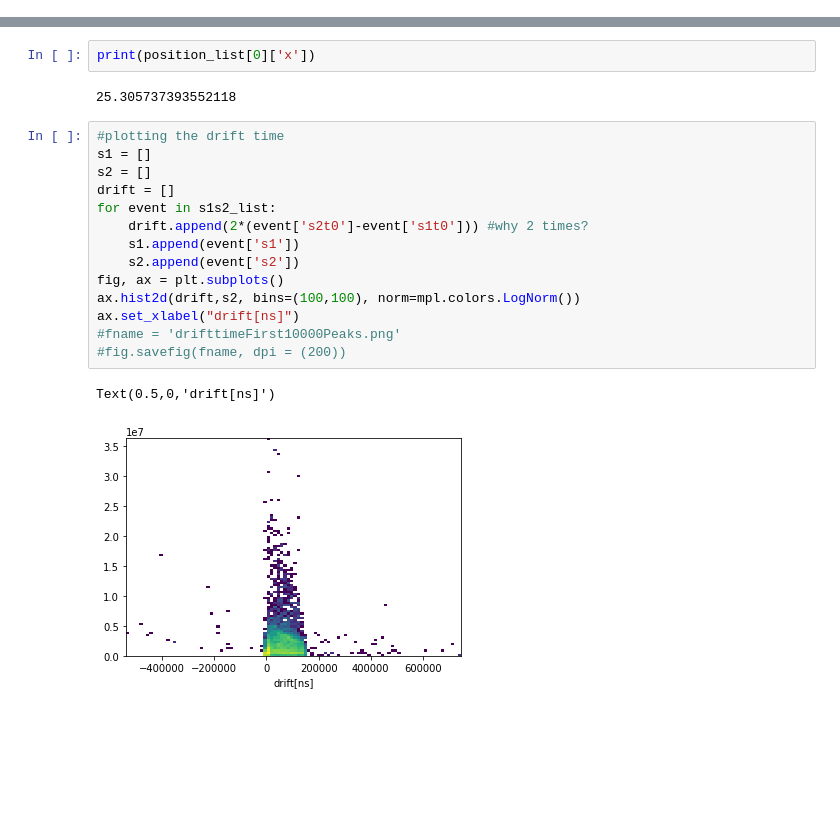
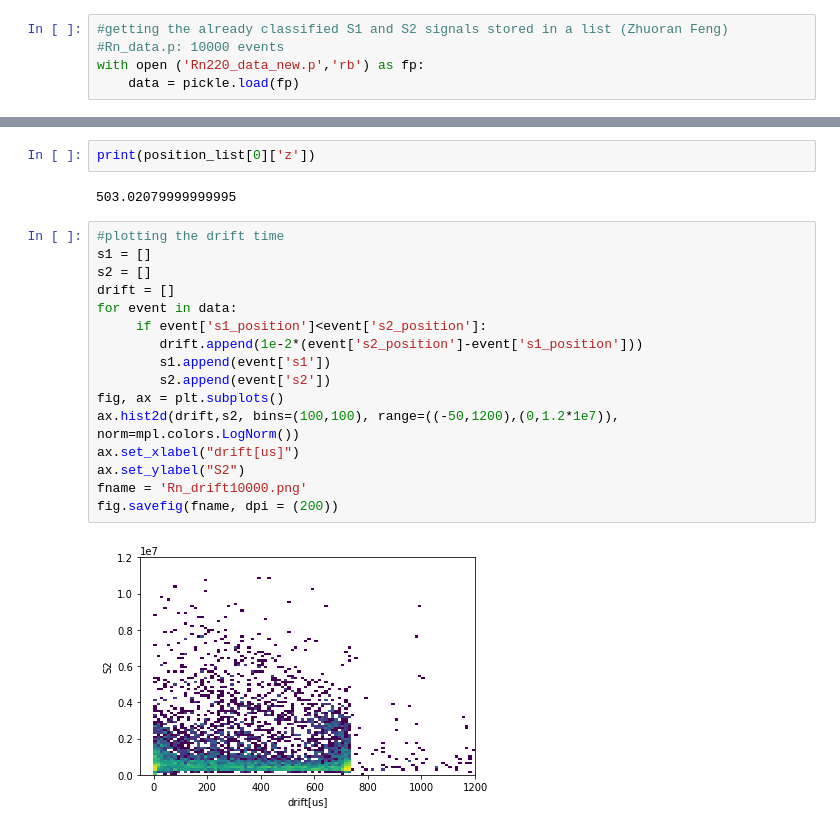
Before and after one commit to wesselrijk/XENON1T_NikhefProject, a Jupyter notebook: DataAnalysis/position_reconstruction.ipynb, the cells around one changed output, grey strips where cells are left out. Drawn from its saved outputs; the diff is of its cells as text; blank space fills up the shorter version.

```diff
--- a/DataAnalysis/position_reconstruction.ipynb
+++ b/DataAnalysis/position_reconstruction.ipynb
@@ -177,0 +189,5 @@ print(len(S1S2list))
+# %%
+#getting the already classified S1 and S2 signals stored in a list (Zhuoran Feng)
+#Rn_data.p: 10000 events
+with open ('Rn220_data_new.p','rb') as fp:
+    data = pickle.load(fp)
@@ -253,21 +266,22 @@ print(position_list[0])
 # %%
-print(position_list[0]['x'])
+print(position_list[0]['z'])
 # %% [output]
-25.305737393552118
+503.02079999999995
 # %%
 #plotting the drift time
 s1 = []
 s2 = []
 drift = []
-for event in s1s2_list:
-    drift.append(2*(event['s2t0']-event['s1t0'])) #why 2 times?
-    s1.append(event['s1'])
-    s2.append(event['s2'])
+for event in data:
+     if event['s1_position']<event['s2_position']:
+        drift.append(1e-2*(event['s2_position']-event['s1_position']))
+        s1.append(event['s1'])
+        s2.append(event['s2'])
 fig, ax = plt.subplots()
-ax.hist2d(drift,s2, bins=(100,100), norm=mpl.colors.LogNorm())
-ax.set_xlabel("drift[ns]")
-#fname = 'drifttimeFirst10000Peaks.png'
-#fig.savefig(fname, dpi = (200))
+ax.hist2d(drift,s2, bins=(100,100), range=((-50,1200),(0,1.2*1e7)), norm=mpl.colors.LogNorm())
+ax.set_xlabel("drift[us]")
+ax.set_ylabel("S2")
+fname = 'Rn_drift10000.png'
+fig.savefig(fname, dpi = (200))
 # %% [output]
-Text(0.5,0,'drift[ns]')
-[figure, old version]
+[figure, new version]
```
Also changed, not shown: parts of 19 cells of this notebook, 5 other files.
